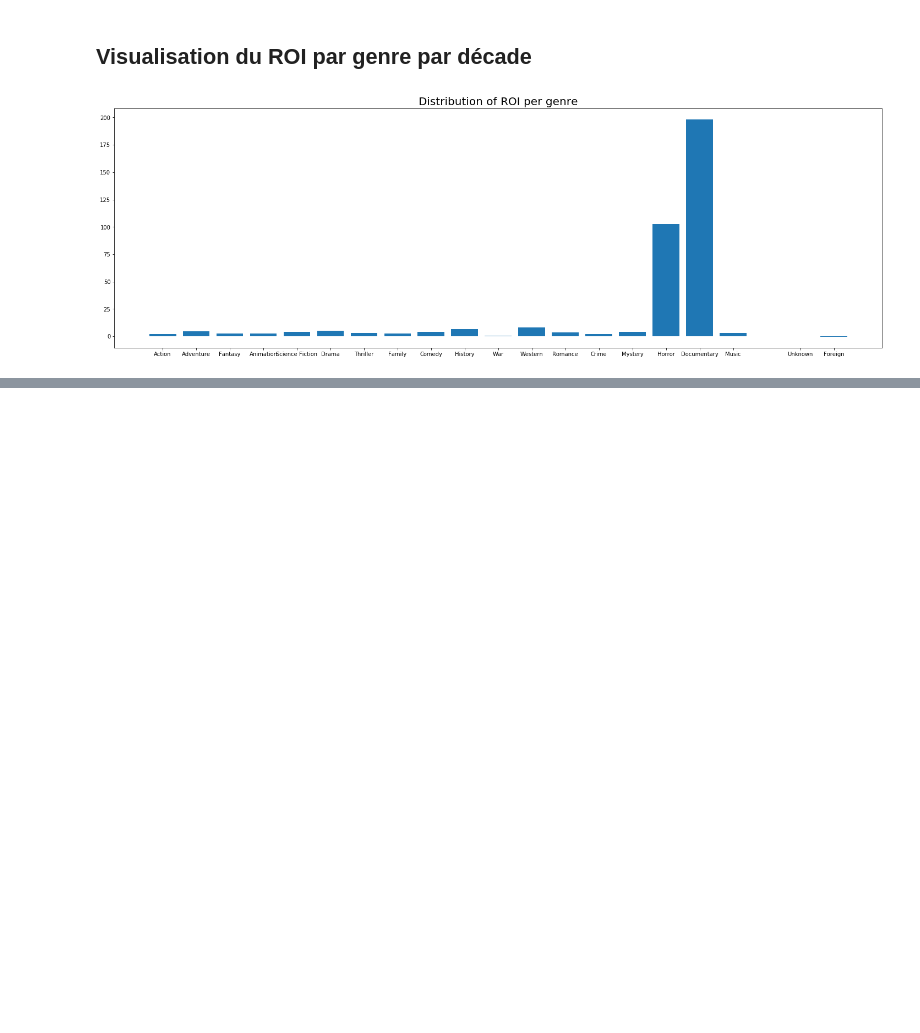
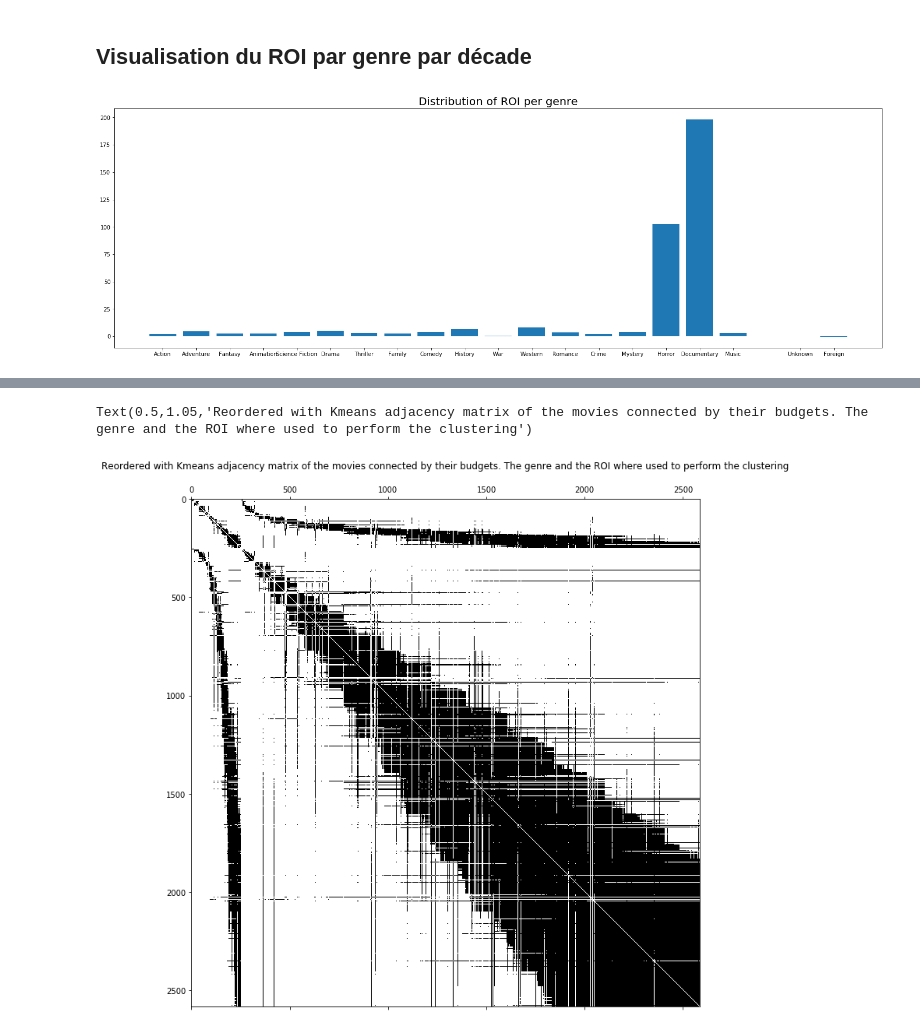
Before and after one commit to swouf/ntds_IMDb_team4, a Jupyter notebook: test_notebook.ipynb, the cells around one changed output, grey strips where cells are left out. Drawn from its saved outputs; the diff is of its cells as text; code cells hidden in the pictures; blank space fills up the shorter version.

Commit message:
Clustering test

```diff
--- a/test_notebook.ipynb
+++ b/test_notebook.ipynb
@@ -131,0 +153,9 @@ for startYear in range(1960, 2010):
+# %%
+newAdjacency = tsuccess.reorder_adjacency(adjacencyBudget, predictedLabels)
+#newAdjacency = adjacencyBudget
+plt.figure(figsize=(12, 12))
+plt.spy(newAdjacency)
+plt.title('Reordered with Kmeans adjacency matrix of the movies connected by their budgets. The genre and the ROI where used to perform the clustering', fontsize=12)
+# %% [output]
+Text(0.5,1.05,'Reordered with Kmeans adjacency matrix of the movies connected by their budgets. The genre and the ROI where used to perform the clustering')
+[figure, added]
```
Also changed, not shown: parts of 5 cells of this notebook, 3 other files.
